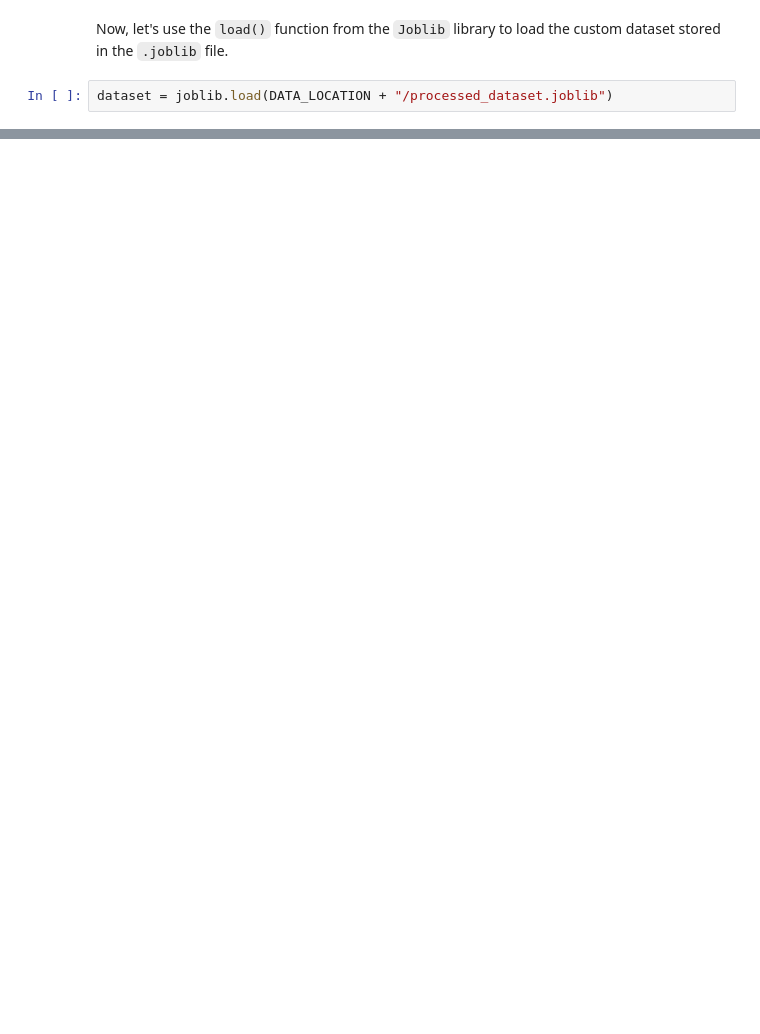
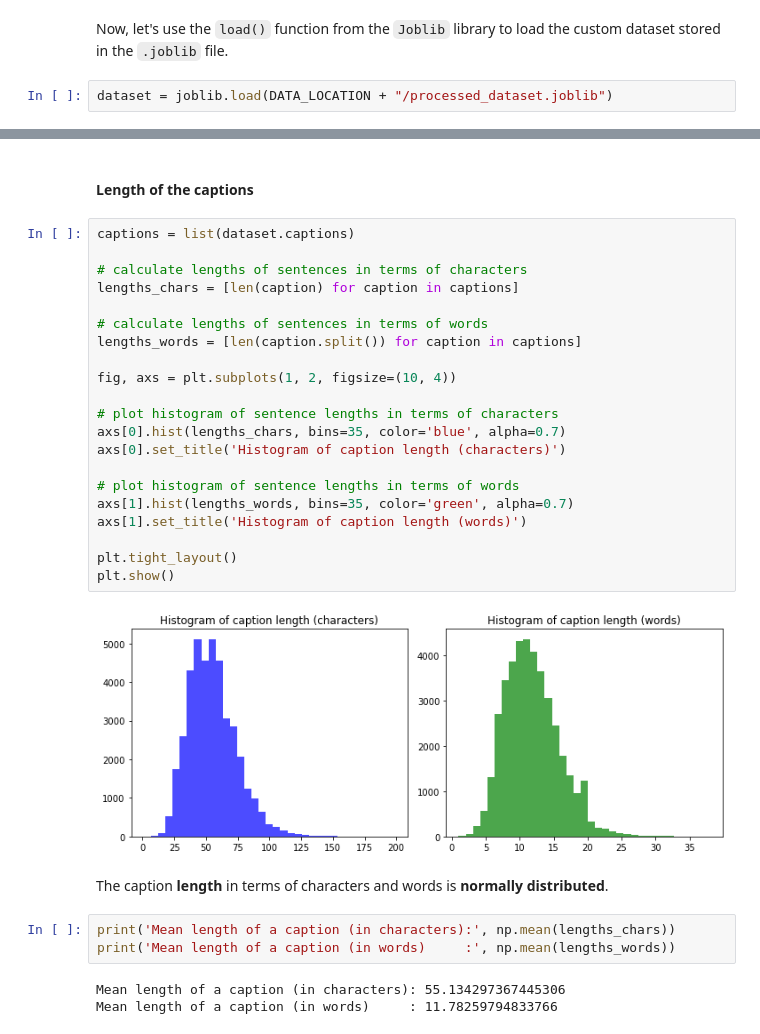
Before and after one commit to DCC-UAB/Image_Captioning, a Jupyter notebook: SRC/EDA.ipynb, the cells around one changed output, grey strips where cells are left out. Cells and saved outputs as stored; diff of their text form; blank space fills up the shorter version.

```diff
--- a/SRC/EDA.ipynb
+++ b/SRC/EDA.ipynb
@@ -36,0 +198,33 @@ dataset = joblib.load(DATA_LOCATION + "/processed_dataset.joblib")
+# %% [markdown]
+#### Length of the captions
+# %%
+captions = list(dataset.captions)
+
+# calculate lengths of sentences in terms of characters
+lengths_chars = [len(caption) for caption in captions]
+
+# calculate lengths of sentences in terms of words
+lengths_words = [len(caption.split()) for caption in captions]
+
+fig, axs = plt.subplots(1, 2, figsize=(10, 4))
+
+# plot histogram of sentence lengths in terms of characters
+axs[0].hist(lengths_chars, bins=35, color='blue', alpha=0.7)
+axs[0].set_title('Histogram of caption length (characters)')
+
+# plot histogram of sentence lengths in terms of words
+axs[1].hist(lengths_words, bins=35, color='green', alpha=0.7)
+axs[1].set_title('Histogram of caption length (words)')
+
+plt.tight_layout()
+plt.show()
+# %% [output]
+[figure, added]
+# %% [markdown]
+The caption **length** in terms of characters and words is **normally distributed**.
+# %%
+print('Mean length of a caption (in characters):', np.mean(lengths_chars))
+print('Mean length of a caption (in words)     :', np.mean(lengths_words))
+# %% [output]
+Mean length of a caption (in characters): 55.134297367445306
+Mean length of a caption (in words)     : 11.78259794833766
```
Also changed, not shown: parts of 44 cells of this notebook, 1 other file.
